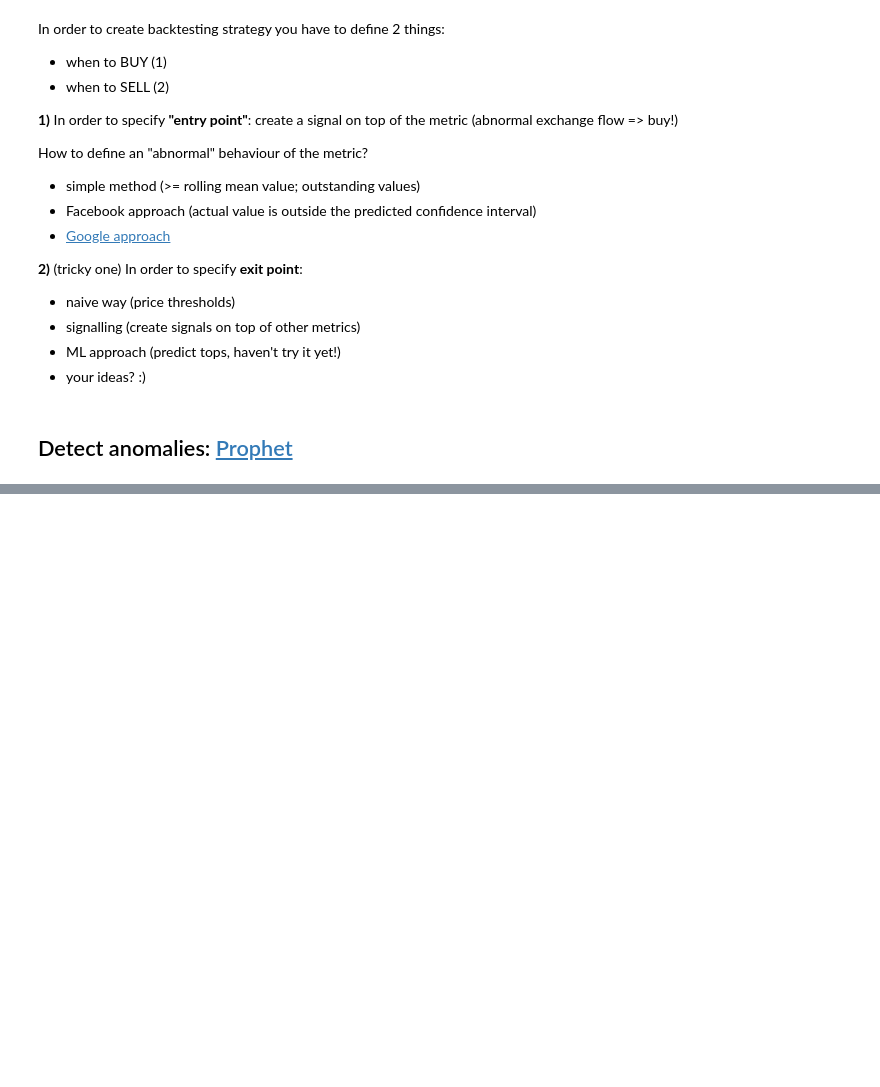
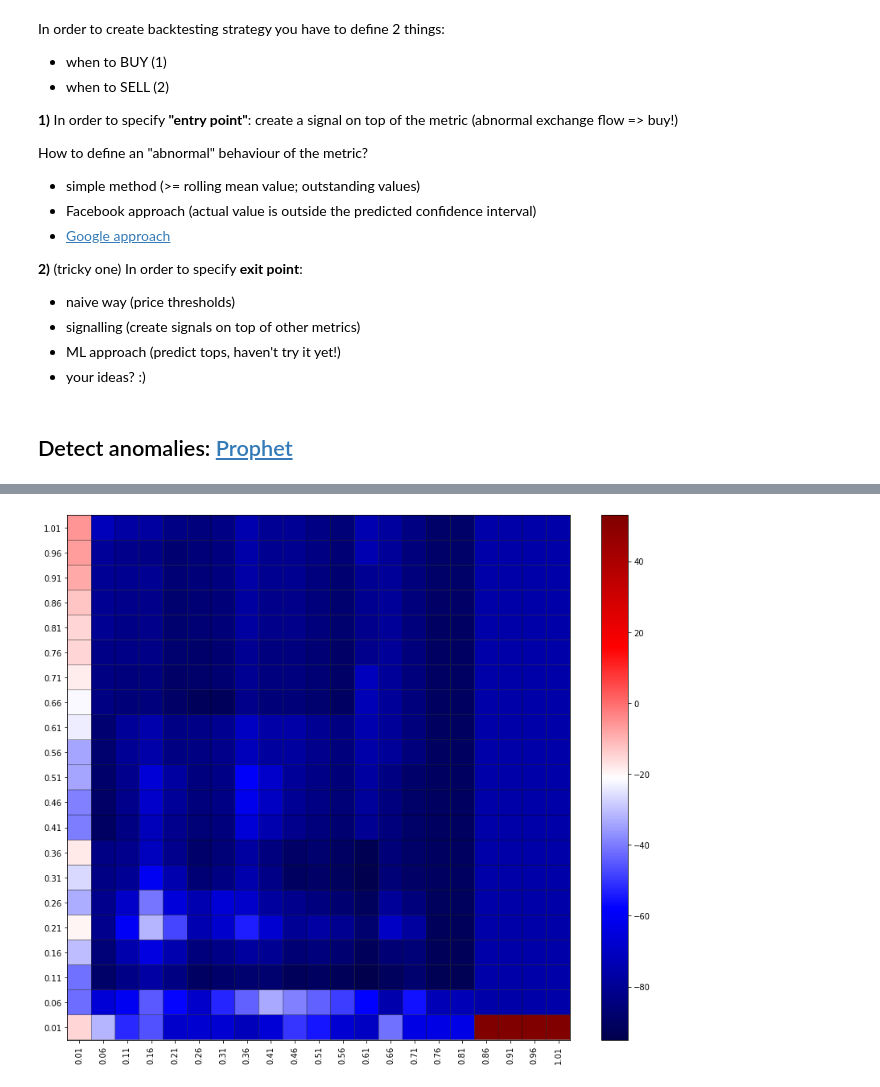
Before and after one commit to santiment/san-sdk, a Jupyter notebook: ICDM_2019/ICDM.ipynb, the cells around one changed output, grey strips where cells are left out. Cells and saved outputs as stored; diff of their text form; code cells hidden in the pictures; blank space fills up the shorter version.

```diff
--- a/ICDM_2019/ICDM.ipynb
+++ b/ICDM_2019/ICDM.ipynb
@@ -327,0 +369,18 @@ Thanks!
+# %%
+#backtest_results.to_csv('backtest_results_prophet.csv', index=False)
+backtest_results = pd.read_csv('backtest_results_prophet.csv')
+# %%
+# Create a heatmap of strategy outcomes:
+
+backtest_results_df = backtest_results[['gain_to_exit', 'loose_to_exit', 'returns']]\
+    .set_index(['gain_to_exit', 'loose_to_exit'])\
+    .unstack('loose_to_exit')
+backtest_results_df.columns = backtest_results_df.columns.droplevel()
+
+plt.rcParams['figure.figsize'] = (14.0, 12.0)
+plt.pcolor(backtest_results_df, cmap="seismic", edgecolors='k', linewidths=0.3)
+plt.yticks(np.arange(0.5, len(backtest_results_df.index), 1), backtest_results_df.index)
+plt.xticks(np.arange(0.5, len(backtest_results_df.columns), 1), backtest_results_df.columns, rotation='vertical')
+plt.colorbar();
+# %% [output]
+[figure, added]
```
Also changed, not shown: parts of 52 cells of this notebook, 5 other files.
